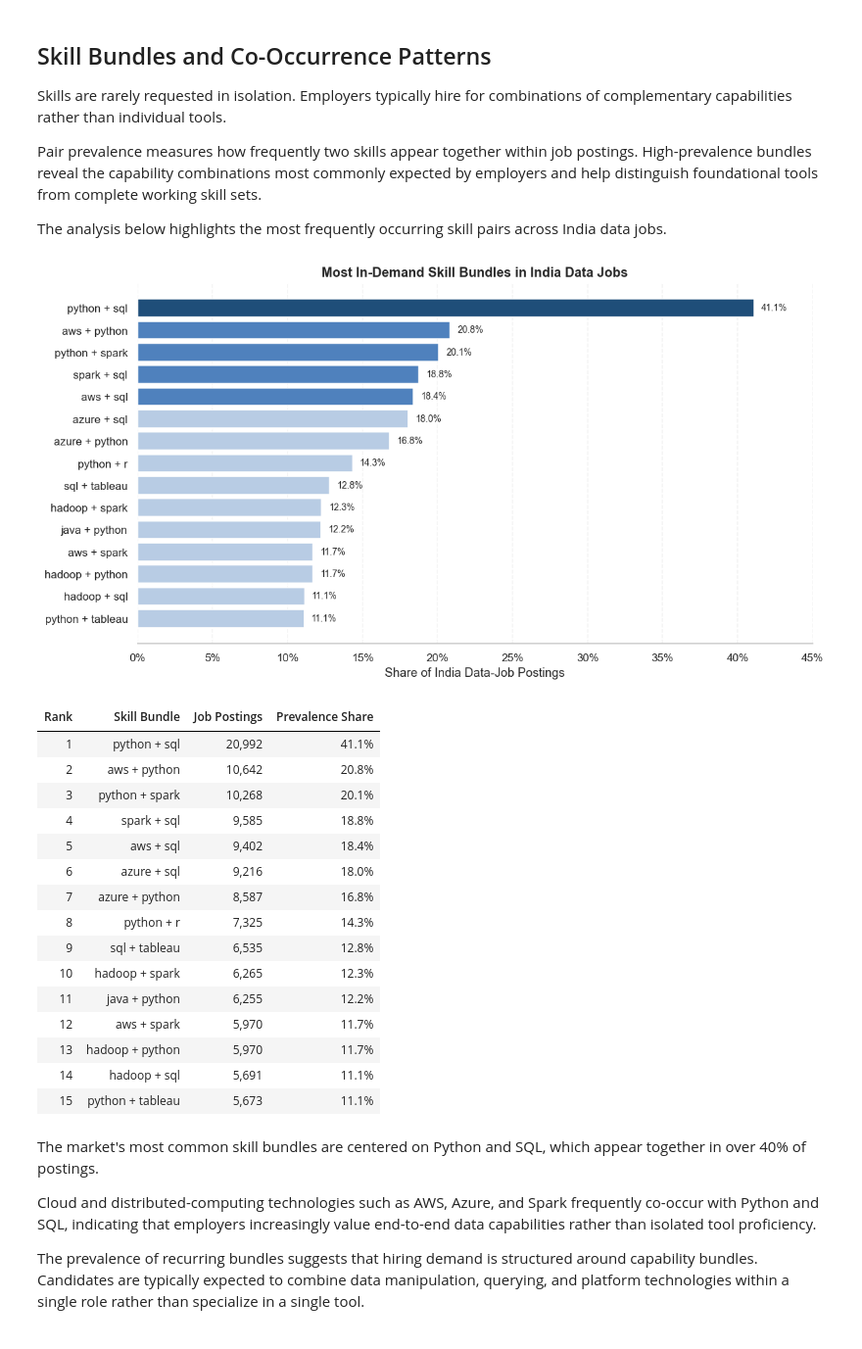
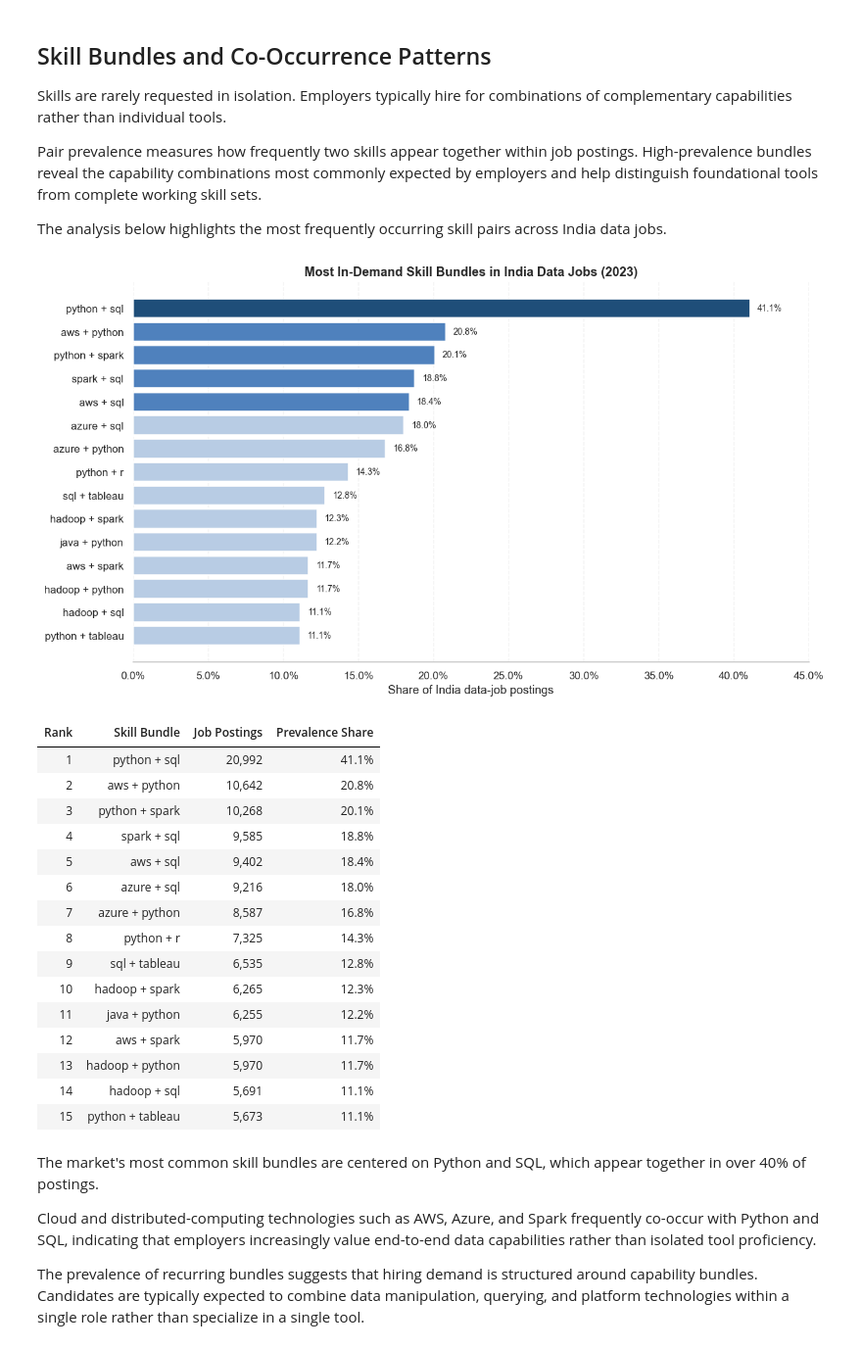
Before and after one commit to siddharth-chauhan-eu/python-learning, a Jupyter notebook: 02-data-analytics/data-jobs-analysis/project/job-market-analysis/02_skill_demand.ipynb, the cells around one changed output. Shown at 98% size. Saved outputs shown, nothing was run; the diff lists cells and outputs as text; code cells hidden in the pictures.

```diff
--- a/02-data-analytics/data-jobs-analysis/project/job-market-analysis/02_skill_demand.ipynb
+++ b/02-data-analytics/data-jobs-analysis/project/job-market-analysis/02_skill_demand.ipynb
@@ -259,7 +347,7 @@ role_colors = {
 
 colors = role_signal["leading_role"].map(role_colors)
 
-fig, ax = plt.subplots(figsize=(11, 6))
+fig, ax = plt.subplots(figsize=(11.5, 6.5))
 
 ax.barh(
     role_signal.index,
@@ -293,9 +381,7 @@ ax.invert_yaxis()
 
 ax.set_xlim(0, 0.35)
 
-ax.xaxis.set_major_formatter(
-    lambda value, _: f"{value:.0%}"
-)
+ax.xaxis.set_major_formatter(PercentFormatter(1))
 
 ax.grid(
     axis="x",
@@ -316,13 +402,15 @@ sns.despine(
 )
 
 ax.set(
-    title="Most Differentiating Skills by Core Data Role",
-    xlabel="Prevalence Spread Across Core Roles",
+    title="Most Differentiating Skills by Core Data Role (2023)",
+    xlabel="Prevalence spread across core roles",
     ylabel="",
 )
 
 plt.tight_layout()
+plt.savefig("figures/02_role_differentiators.png", dpi=150, bbox_inches="tight")
 plt.show()
+print()
 
 display_table = (
     role_signal
@@ -408,7 +496,7 @@ colors = (
     ["#B8CCE4"] * 10   # Rank 6–15
 )
 
-fig, ax = plt.subplots(figsize=(11, 6))
+fig, ax = plt.subplots(figsize=(11.5, 6.5))
 
 ax.barh(
     pair_prevalence["skill_pair"],
@@ -430,9 +518,7 @@ ax.invert_yaxis()
 
 ax.set_xlim(0, 0.45)
 
-ax.xaxis.set_major_formatter(
-    lambda value, _: f"{value:.0%}"
-)
+ax.xaxis.set_major_formatter(PercentFormatter(1))
 
 ax.grid(
     axis="x",
@@ -453,44 +539,46 @@ sns.despine(
 )
 
 ax.set(
-    title="Most In-Demand Skill Bundles in India Data Jobs",
-    xlabel="Share of India Data-Job Postings",
+    title="Most In-Demand Skill Bundles in India Data Jobs (2023)",
+    xlabel="Share of India data-job postings",
     ylabel="",
 )
 
 plt.tight_layout()
+plt.savefig("figures/02_skill_bundles.png", dpi=150, bbox_inches="tight")
 plt.show()
+print()
 
 display_table = (
     pair_prevalence
     .reset_index(drop=True)
     .rename(
         columns={
             "skill_pair": "Skill Bundle",
             "prevalence": "Prevalence Share",
             "postings": "Job Postings",
         }
     )
 )
 
 display_table.insert(
     0,
     "Rank",
     range(1, len(display_table) + 1)
 )
 
 display(
     display_table.style
     .format(
         {
             "Prevalence Share": "{:.1%}",
             "Job Postings": "{:,.0f}",
         }
     )
     .hide(axis="index")
 )
 # %% [output]
-[figure, old version]
+[figure, new version]
 | Rank | Skill Bundle | Job Postings | Prevalence Share |
 | 1 | python + sql | 20,992 | 41.1% |
 | 2 | aws + python | 10,642 | 20.8% |
```
Also changed, not shown: parts of 7 cells of this notebook, 33 other files.
